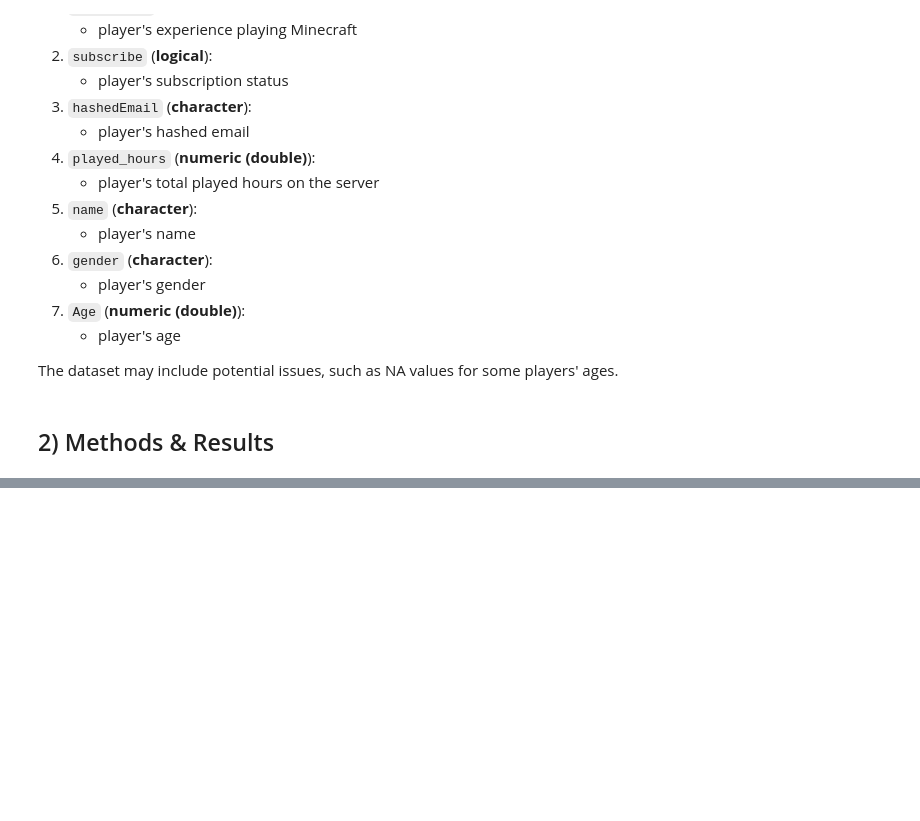
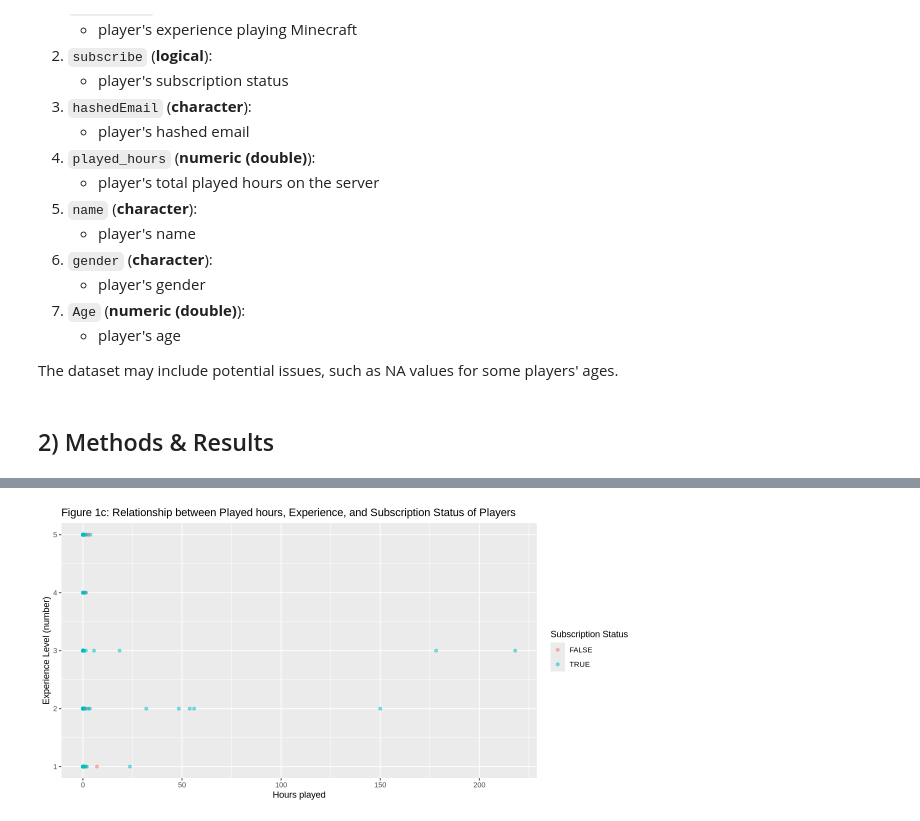
Before and after one commit to chrislee330/dsci-100-project, a Jupyter notebook: project.ipynb, the cells around one changed output, grey strips where cells are left out. Drawn from its saved outputs; the diff is of its cells as text; code cells hidden in the pictures; blank space fills up the shorter version.

```diff
--- a/project.ipynb
+++ b/project.ipynb
@@ -34,0 +128,9 @@ The dataset may include potential issues, such as NA values for some players' ag
+# %%
+training_plot_3 <- players_train |>
+                    ggplot(aes(x = played_hours, y = experience, color = subscribe)) +
+                        geom_point(alpha = 0.5) +
+                        labs(x = "Hours played", y = "Experience Level (number)", color = "Subscription Status") +
+                        ggtitle("Figure 1c: Relationship between Played hours, Experience, and Subscription Status of Players")
+training_plot_3
+# %% [output]
+[figure, added]
```
Also changed, not shown: parts of 16 cells of this notebook.
